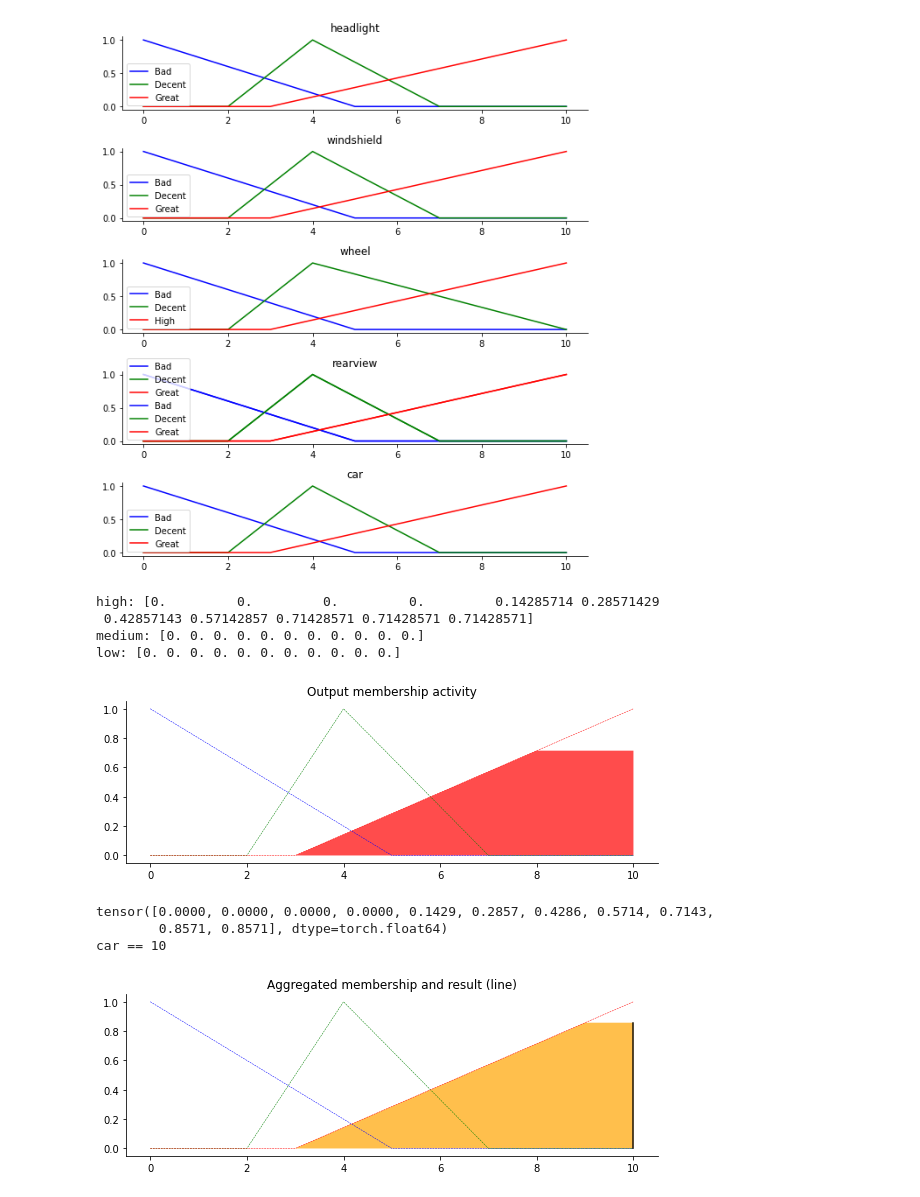
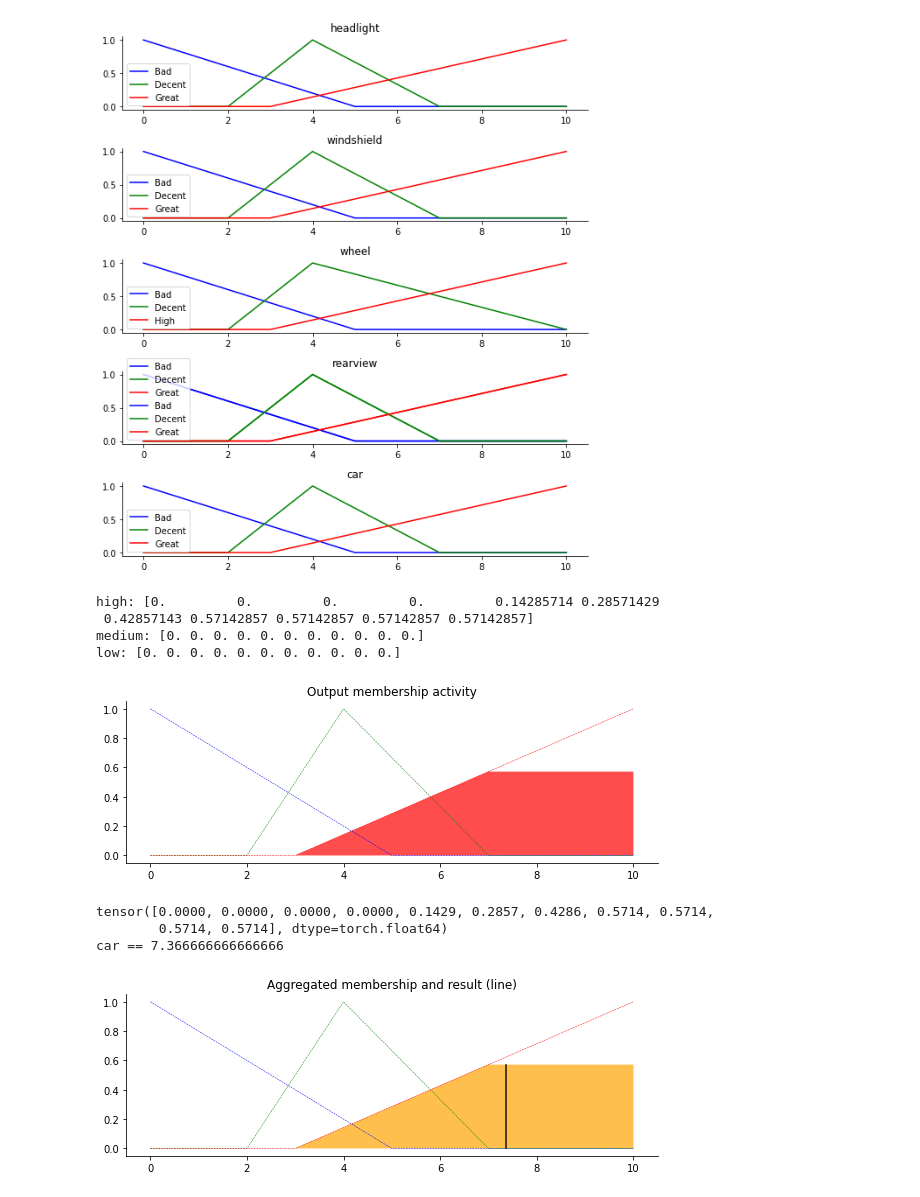
Before and after one commit to LoneXHuB/fuzzy-yolov5, a Jupyter notebook: tipping test.ipynb, the cells around one changed output. Cells and saved outputs as stored; diff of their text form; code cells hidden in the pictures.

Commit message:
more rules and centroid

```diff
--- a/tipping test.ipynb
+++ b/tipping test.ipynb
@@ -99,8 +99,8 @@ plt.tight_layout()
 # We need the activation of our fuzzy membership functions at these values.
 # The exact values 6.5 and 9.8 do not exist on our universes...
 # This is what fuzz.interp_membership exists for!
-in_headlight = torch.tensor([9])
-in_windshield = torch.tensor([8])
+in_headlight = torch.tensor([7])
+in_windshield = torch.tensor([2])
 in_rearview = torch.tensor([2])
 in_breaklight = torch.tensor([0])
 in_wheel = torch.tensor([7])
@@ -181,7 +181,7 @@ active_rule = np.fmax(headlight_level_md,breaklight_level_md)
 active_rule3 = np.fmin(active_rule3, active_rule)
 
 car_activation_md2 = np.fmin(active_rule3,car_md)
-car_activation_md = np.fmin(car_activation_md,car_activation_md2)
+car_activation_md = np.fmax(car_activation_md,car_activation_md2)
 
 
 print(f"high: {car_activation_hi}")
@@ -210,46 +210,46 @@ for ax in (ax0,):
 plt.tight_layout()
 # %% [output]
 high: [0.         0.         0.         0.         0.14285714 0.28571429
- 0.42857143 0.57142857 0.71428571 0.71428571 0.71428571]
+ 0.42857143 0.57142857 0.57142857 0.57142857 0.57142857]
 medium: [0. 0. 0. 0. 0. 0. 0. 0. 0. 0. 0.]
 low: [0. 0. 0. 0. 0. 0. 0. 0. 0. 0. 0.]
-[figure, old version]
+[figure, new version]
 # %%
 # Aggregate all three output membership functions together
 aggregated = np.fmax(np.fmax(np.fmax(car_activation_lo,
                         np.fmax(car_activation_md, car_activation_hi)),
                             car_activation_hi2),car_activation_hi3)
 
 # Calculate defuzzified result
-car = fuzz.defuzz(y_car, aggregated, 'lom')
+car = fuzz.defuzz(y_car, aggregated, 'centroid')
 aggregated = torch.from_numpy(aggregated)
 print(aggregated)
 car_activation = fuzz.interp_membership(y_car, aggregated, car)  # for plot
 
 # Visualize this
 fig, ax0 = plt.subplots(figsize=(8, 3))
 
 ax0.plot(y_car, car_lo, 'b', linewidth=0.5, linestyle='--', )
 ax0.plot(y_car, car_md, 'g', linewidth=0.5, linestyle='--')
 ax0.plot(y_car, car_hi, 'r', linewidth=0.5, linestyle='--')
 ax0.fill_between(y_car, car0, aggregated, facecolor='Orange', alpha=0.7)
 ax0.plot([car, car], [0, car_activation], 'k', linewidth=1.5, alpha=0.9)
 ax0.set_title('Aggregated membership and result (line)')
 
 # Turn off top/right axes
 for ax in (ax0,):
     ax.spines['top'].set_visible(False)
     ax.spines['right'].set_visible(False)
     ax.get_xaxis().tick_bottom()
     ax.get_yaxis().tick_left()
 
 plt.tight_layout()
 print(f"car == {car}")
 # %% [output]
-tensor([0.0000, 0.0000, 0.0000, 0.0000, 0.1429, 0.2857, 0.4286, 0.5714, 0.7143,
-        0.8571, 0.8571], dtype=torch.float64)
-car == 10
+tensor([0.0000, 0.0000, 0.0000, 0.0000, 0.1429, 0.2857, 0.4286, 0.5714, 0.5714,
+        0.5714, 0.5714], dtype=torch.float64)
+car == 7.366666666666666
-[figure, old version]
+[figure, new version]
 # %%
 import torch
 ###########Added#############
```
Also changed, not shown: 1 other file.
